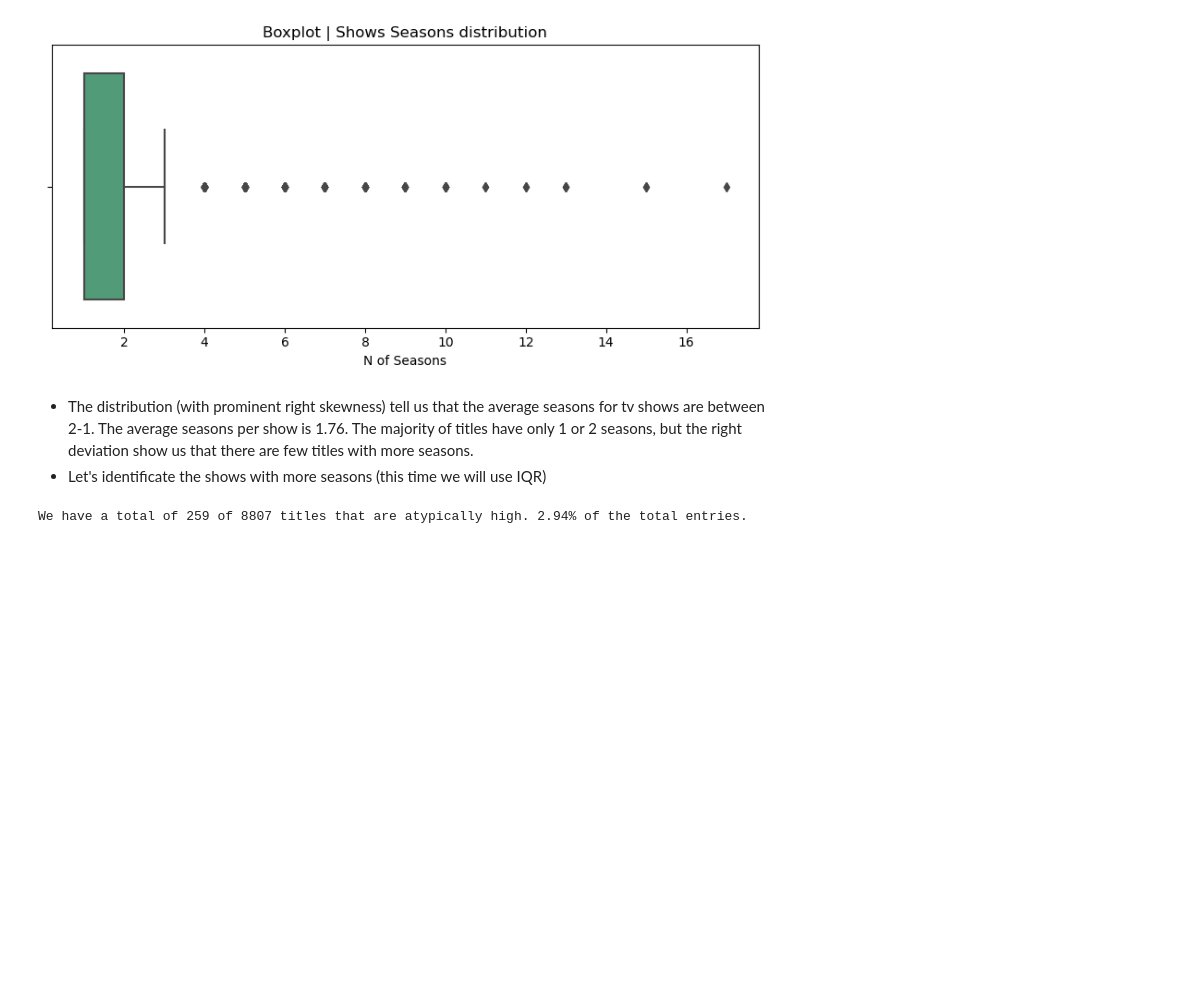
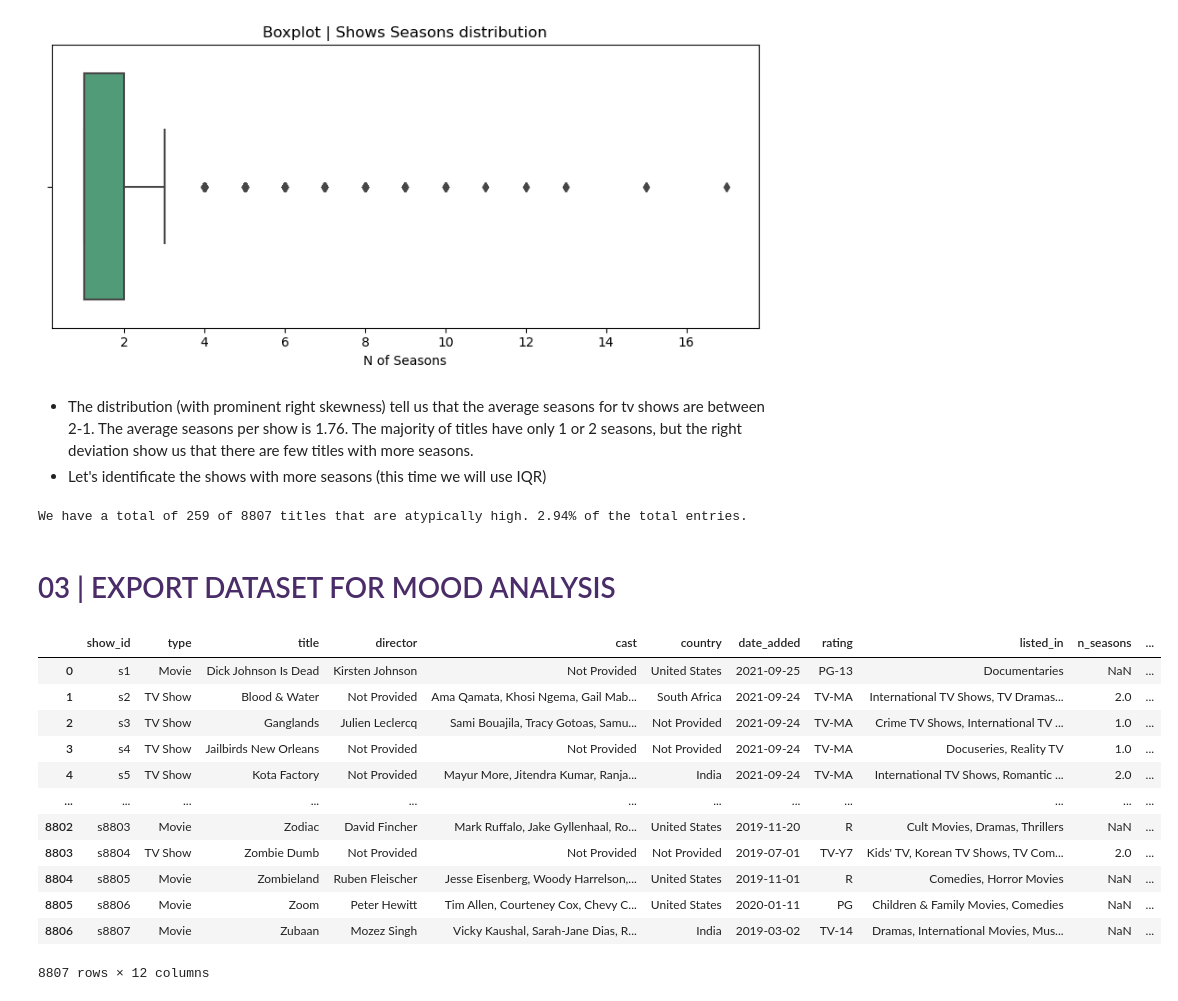
Before and after one commit to TonioDominguez/Netflix_mood_recommender, a Jupyter notebook: Netflx_catalogue_EDA.ipynb, the cells around one changed output. Saved outputs shown, nothing was run; the diff lists cells and outputs as text; code cells hidden in the pictures; blank space fills up the shorter version.

Commit message:
up2date

```diff
--- a/Netflx_catalogue_EDA.ipynb
+++ b/Netflx_catalogue_EDA.ipynb
@@ -737,3 +738,5 @@ tv_outliers = df["n_seasons"] > tv_upper_limit
 print(f"We have a total of {len(df[tv_outliers])} of {len(df)} titles that are atypically high. {round((len(df[tv_outliers]) / len(df)) * 100,2)}% of the total entries.")
 # %% [output]
 We have a total of 259 of 8807 titles that are atypically high. 2.94% of the total entries.
+# %% [markdown]
+<h1 style="color: #492c68;">03 | EXPORT DATASET FOR MOOD ANALYSIS</h1>
@@ -739,0 +747,16 @@ We have a total of 259 of 8807 titles that are atypically high. 2.94% of the tot
+# %%
+df
+# %% [output]
+|  | show_id | type | title | director | cast | country | date_added | rating | listed_in | n_seasons | ... |
+| 0 | s1 | Movie | Dick Johnson Is Dead | Kirsten Johnson | Not Provided | United States | 2021-09-25 | PG-13 | Documentaries | NaN | ... |
+| 1 | s2 | TV Show | Blood & Water | Not Provided | Ama Qamata, Khosi Ngema, Gail Mab... | South Africa | 2021-09-24 | TV-MA | International TV Shows, TV Dramas... | 2.0 | ... |
+| 2 | s3 | TV Show | Ganglands | Julien Leclercq | Sami Bouajila, Tracy Gotoas, Samu... | Not Provided | 2021-09-24 | TV-MA | Crime TV Shows, International TV ... | 1.0 | ... |
+| 3 | s4 | TV Show | Jailbirds New Orleans | Not Provided | Not Provided | Not Provided | 2021-09-24 | TV-MA | Docuseries, Reality TV | 1.0 | ... |
+| 4 | s5 | TV Show | Kota Factory | Not Provided | Mayur More, Jitendra Kumar, Ranja... | India | 2021-09-24 | TV-MA | International TV Shows, Romantic ... | 2.0 | ... |
+| ... | ... | ... | ... | ... | ... | ... | ... | ... | ... | ... | ... |
+| 8802 | s8803 | Movie | Zodiac | David Fincher | Mark Ruffalo, Jake Gyllenhaal, Ro... | United States | 2019-11-20 | R | Cult Movies, Dramas, Thrillers | NaN | ... |
+| 8803 | s8804 | TV Show | Zombie Dumb | Not Provided | Not Provided | Not Provided | 2019-07-01 | TV-Y7 | Kids' TV, Korean TV Shows, TV Com... | 2.0 | ... |
+| 8804 | s8805 | Movie | Zombieland | Ruben Fleischer | Jesse Eisenberg, Woody Harrelson,... | United States | 2019-11-01 | R | Comedies, Horror Movies | NaN | ... |
+| 8805 | s8806 | Movie | Zoom | Peter Hewitt | Tim Allen, Courteney Cox, Chevy C... | United States | 2020-01-11 | PG | Children & Family Movies, Comedies | NaN | ... |
+| 8806 | s8807 | Movie | Zubaan | Mozez Singh | Vicky Kaushal, Sarah-Jane Dias, R... | India | 2019-03-02 | TV-14 | Dramas, International Movies, Mus... | NaN | ... |
+8807 rows × 12 columns
```
Also changed, not shown: parts of 2 cells of this notebook, 2 other files.
